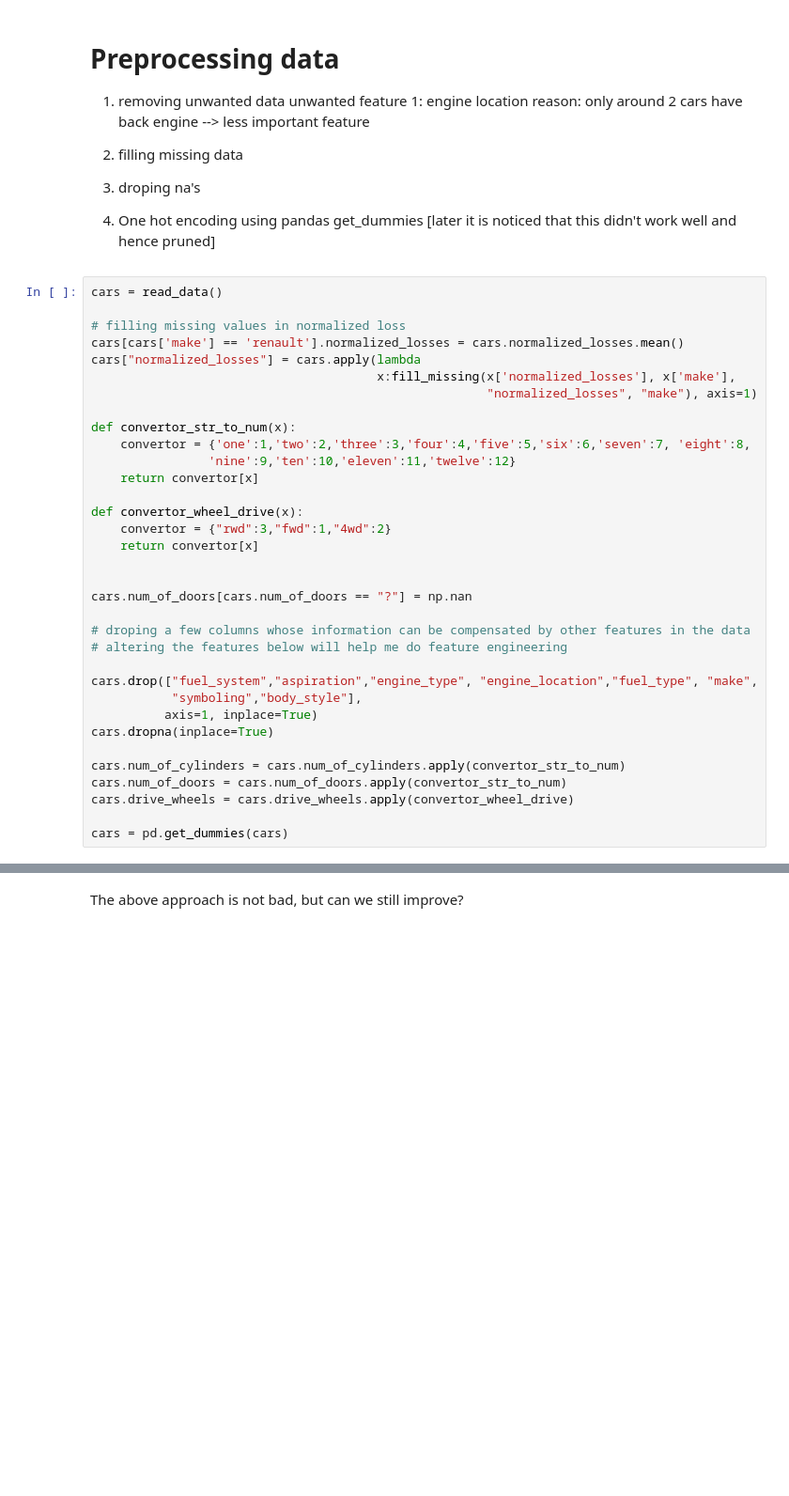
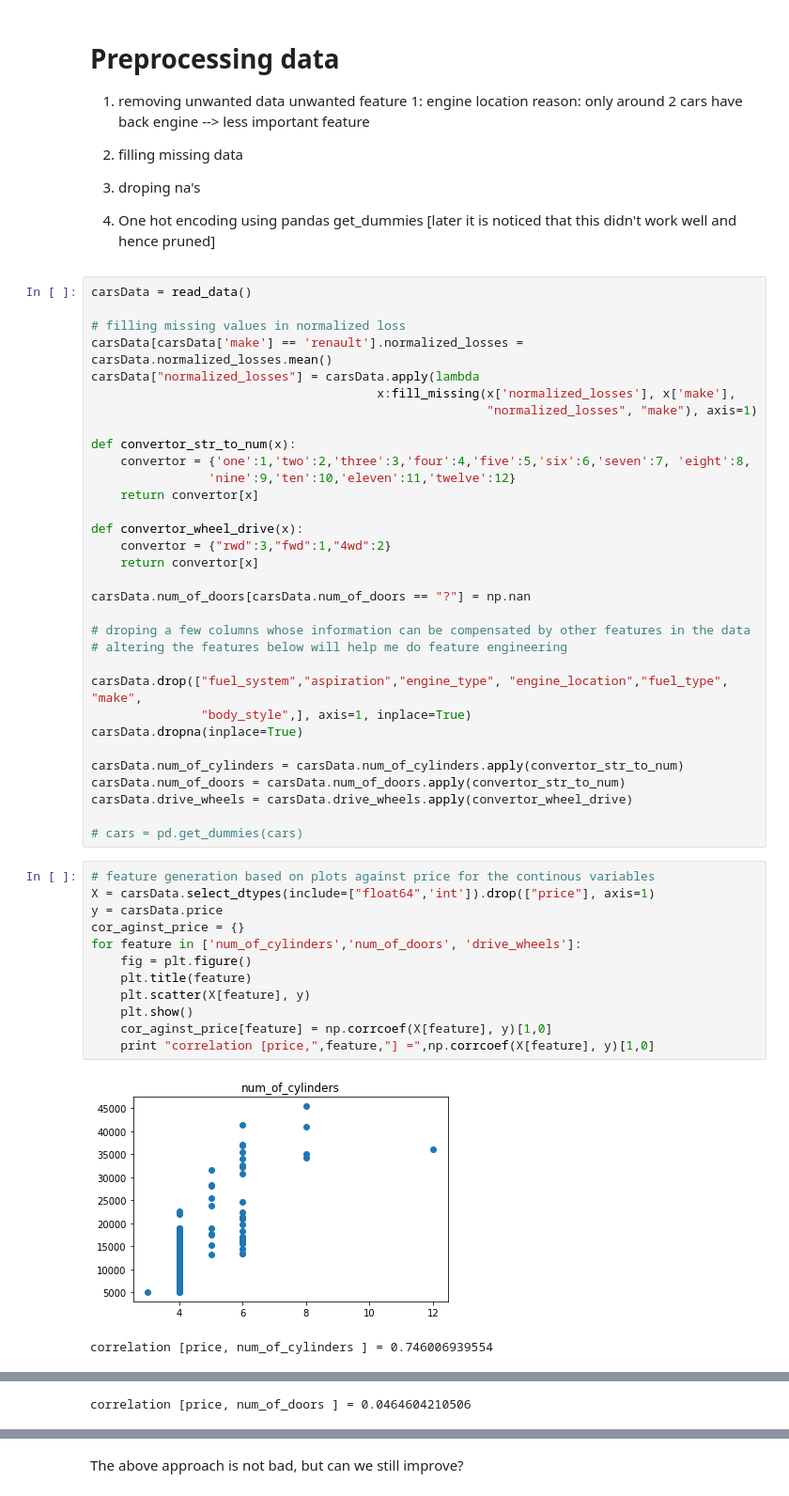
Before and after one commit to narayana1043/datascience_challenges, a Jupyter notebook: uci_cars.ipynb, the cells around one changed output, grey strips where cells are left out. Shown at 94% size. Cells and saved outputs as stored; diff of their text form; blank space fills up the shorter version.

```diff
--- a/uci_cars.ipynb
+++ b/uci_cars.ipynb
@@ -309,11 +401,11 @@ even though we tried to estimate the normalized loss it not very useful in the n
 
 4. One hot encoding using pandas get_dummies   [later it is noticed that this didn't work well and hence pruned]
 # %%
-cars = read_data()
+carsData = read_data()
 
 # filling missing values in normalized loss
-cars[cars['make'] == 'renault'].normalized_losses = cars.normalized_losses.mean()
-cars["normalized_losses"] = cars.apply(lambda
+carsData[carsData['make'] == 'renault'].normalized_losses = carsData.normalized_losses.mean()
+carsData["normalized_losses"] = carsData.apply(lambda
                                        x:fill_missing(x['normalized_losses'], x['make'],
                                                       "normalized_losses", "make"), axis=1)
 
@@ -326,19 +418,32 @@ def convertor_wheel_drive(x):
     convertor = {"rwd":3,"fwd":1,"4wd":2}
     return convertor[x]
 
-
-cars.num_of_doors[cars.num_of_doors == "?"] = np.nan
+carsData.num_of_doors[carsData.num_of_doors == "?"] = np.nan
 
 # droping a few columns whose information can be compensated by other features in the data
 # altering the features below will help me do feature engineering
 
-cars.drop(["fuel_system","aspiration","engine_type", "engine_location","fuel_type", "make",
-           "symboling","body_style"],
-          axis=1, inplace=True)
-cars.dropna(inplace=True)
+carsData.drop(["fuel_system","aspiration","engine_type", "engine_location","fuel_type", "make",
+               "body_style",], axis=1, inplace=True)
+carsData.dropna(inplace=True)
 
-cars.num_of_cylinders = cars.num_of_cylinders.apply(convertor_str_to_num)
-cars.num_of_doors = cars.num_of_doors.apply(convertor_str_to_num)
-cars.drive_wheels = cars.drive_wheels.apply(convertor_wheel_drive)
+carsData.num_of_cylinders = carsData.num_of_cylinders.apply(convertor_str_to_num)
+carsData.num_of_doors = carsData.num_of_doors.apply(convertor_str_to_num)
+carsData.drive_wheels = carsData.drive_wheels.apply(convertor_wheel_drive)
 
-cars = pd.get_dummies(cars)
+# cars = pd.get_dummies(cars)
+# %%
+# feature generation based on plots against price for the continous variables
+X = carsData.select_dtypes(include=["float64",'int']).drop(["price"], axis=1)
+y = carsData.price
+cor_aginst_price = {}
+for feature in ['num_of_cylinders','num_of_doors', 'drive_wheels']:
+    fig = plt.figure()
+    plt.title(feature)
+    plt.scatter(X[feature], y)
+    plt.show()
+    cor_aginst_price[feature] = np.corrcoef(X[feature], y)[1,0]
+    print "correlation [price,",feature,"] =",np.corrcoef(X[feature], y)[1,0]
+# %% [output]
+[figure, added]
+correlation [price, num_of_cylinders ] = 0.746006939554
@@ -344,0 +451 @@ cars = pd.get_dummies(cars)
+correlation [price, num_of_doors ] = 0.0464604210506
```
Also changed, not shown: parts of 41 cells of this notebook.
